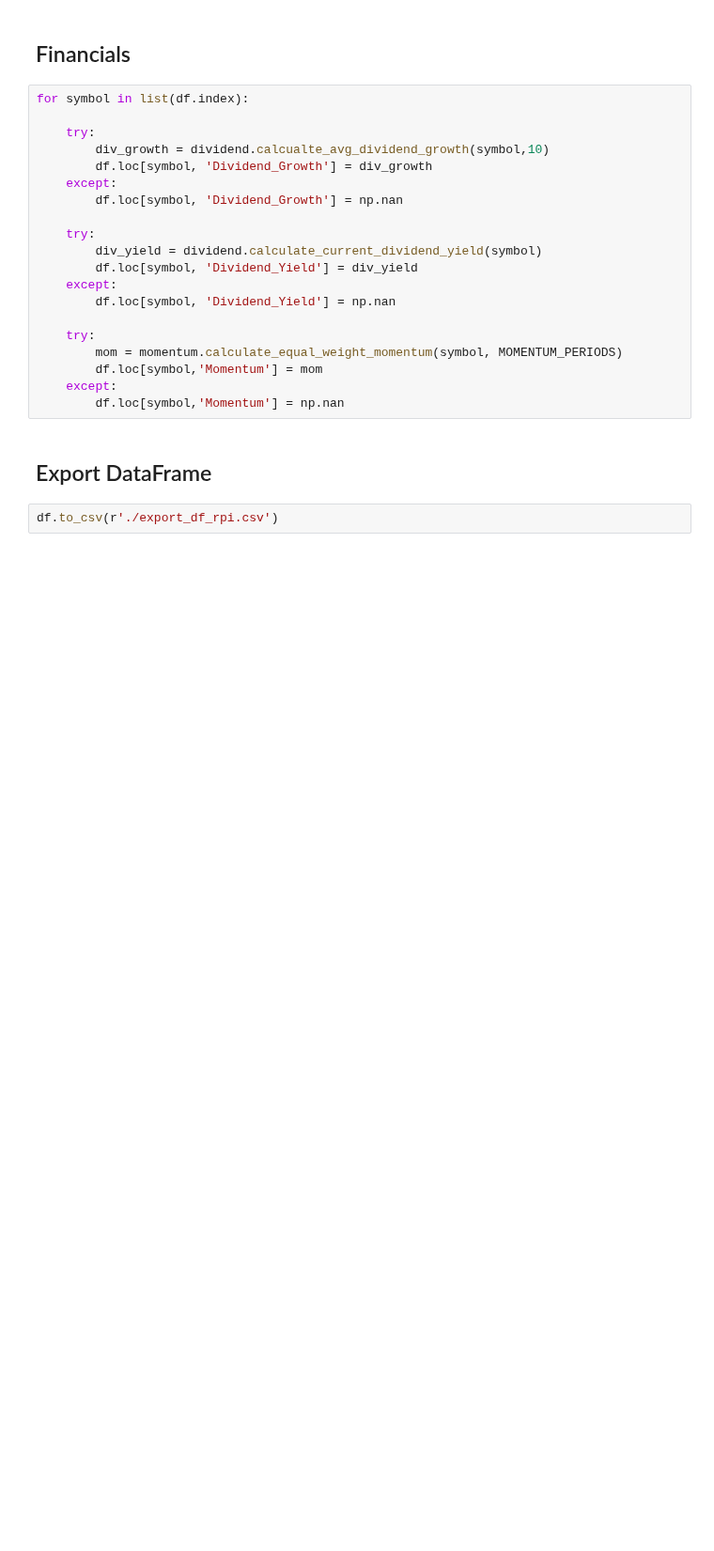
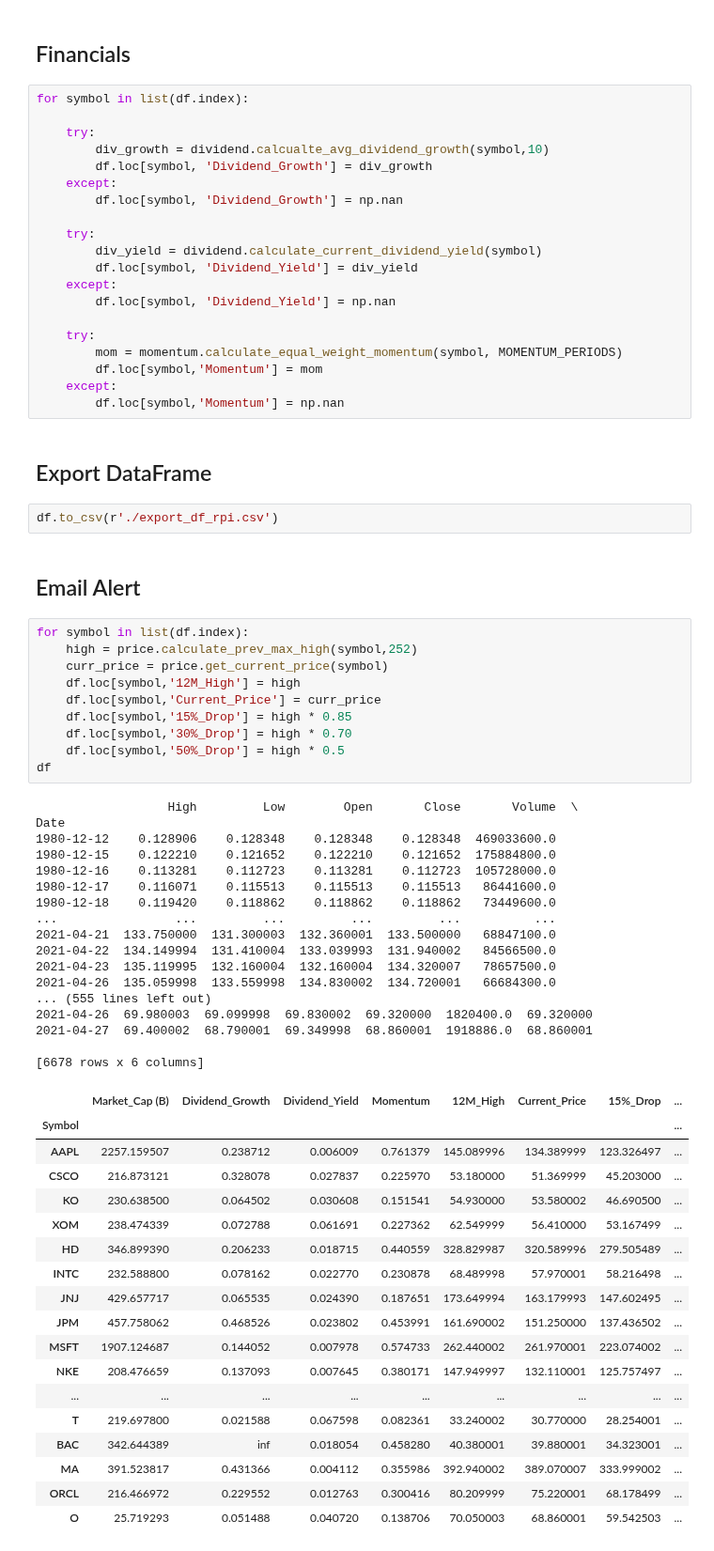
Before and after one commit to eshinhw/quant-portfolio-visualizer, a Jupyter notebook: S&P 500 Equities Data Analysis.ipynb, the cells around one changed output. Shown at 94% size. Cells and saved outputs as stored; diff of their text form; blank space fills up the shorter version.

```diff
--- a/S&P 500 Equities Data Analysis.ipynb
+++ b/S&P 500 Equities Data Analysis.ipynb
@@ -95,3 +95,51 @@ for symbol in list(df.index):
 ## Export DataFrame
 # %%
 df.to_csv(r'./export_df_rpi.csv')
+# %% [markdown]
+## Email Alert
+# %%
+for symbol in list(df.index):
+    high = price.calculate_prev_max_high(symbol,252)
+    curr_price = price.get_current_price(symbol)
+    df.loc[symbol,'12M_High'] = high
+    df.loc[symbol,'Current_Price'] = curr_price
+    df.loc[symbol,'15%_Drop'] = high * 0.85
+    df.loc[symbol,'30%_Drop'] = high * 0.70
+    df.loc[symbol,'50%_Drop'] = high * 0.5
+df
+# %% [output]
+                  High         Low        Open       Close       Volume  \
+Date
+1980-12-12    0.128906    0.128348    0.128348    0.128348  469033600.0
+1980-12-15    0.122210    0.121652    0.122210    0.121652  175884800.0
+1980-12-16    0.113281    0.112723    0.113281    0.112723  105728000.0
+1980-12-17    0.116071    0.115513    0.115513    0.115513   86441600.0
+1980-12-18    0.119420    0.118862    0.118862    0.118862   73449600.0
+...                ...         ...         ...         ...          ...
+2021-04-21  133.750000  131.300003  132.360001  133.500000   68847100.0
+2021-04-22  134.149994  131.410004  133.039993  131.940002   84566500.0
+2021-04-23  135.119995  132.160004  132.160004  134.320007   78657500.0
+2021-04-26  135.059998  133.559998  134.830002  134.720001   66684300.0
+... (555 lines left out)
+2021-04-26  69.980003  69.099998  69.830002  69.320000  1820400.0  69.320000
+2021-04-27  69.400002  68.790001  69.349998  68.860001  1918886.0  68.860001
+
+[6678 rows x 6 columns]
+|  | Market_Cap (B) | Dividend_Growth | Dividend_Yield | Momentum | 12M_High | Current_Price | 15%_Drop | ... |
+| Symbol |  |  |  |  |  |  |  | ... |
+| AAPL | 2257.159507 | 0.238712 | 0.006009 | 0.761379 | 145.089996 | 134.389999 | 123.326497 | ... |
+| CSCO | 216.873121 | 0.328078 | 0.027837 | 0.225970 | 53.180000 | 51.369999 | 45.203000 | ... |
+| KO | 230.638500 | 0.064502 | 0.030608 | 0.151541 | 54.930000 | 53.580002 | 46.690500 | ... |
+| XOM | 238.474339 | 0.072788 | 0.061691 | 0.227362 | 62.549999 | 56.410000 | 53.167499 | ... |
+| HD | 346.899390 | 0.206233 | 0.018715 | 0.440559 | 328.829987 | 320.589996 | 279.505489 | ... |
+| INTC | 232.588800 | 0.078162 | 0.022770 | 0.230878 | 68.489998 | 57.970001 | 58.216498 | ... |
+| JNJ | 429.657717 | 0.065535 | 0.024390 | 0.187651 | 173.649994 | 163.179993 | 147.602495 | ... |
+| JPM | 457.758062 | 0.468526 | 0.023802 | 0.453991 | 161.690002 | 151.250000 | 137.436502 | ... |
+| MSFT | 1907.124687 | 0.144052 | 0.007978 | 0.574733 | 262.440002 | 261.970001 | 223.074002 | ... |
+| NKE | 208.476659 | 0.137093 | 0.007645 | 0.380171 | 147.949997 | 132.110001 | 125.757497 | ... |
+| ... | ... | ... | ... | ... | ... | ... | ... | ... |
+| T | 219.697800 | 0.021588 | 0.067598 | 0.082361 | 33.240002 | 30.770000 | 28.254001 | ... |
+| BAC | 342.644389 | inf | 0.018054 | 0.458280 | 40.380001 | 39.880001 | 34.323001 | ... |
+| MA | 391.523817 | 0.431366 | 0.004112 | 0.355986 | 392.940002 | 389.070007 | 333.999002 | ... |
+| ORCL | 216.466972 | 0.229552 | 0.012763 | 0.300416 | 80.209999 | 75.220001 | 68.178499 | ... |
+| O | 25.719293 | 0.051488 | 0.040720 | 0.138706 | 70.050003 | 68.860001 | 59.542503 | ... |
```
Also changed, not shown: 2 other files.
